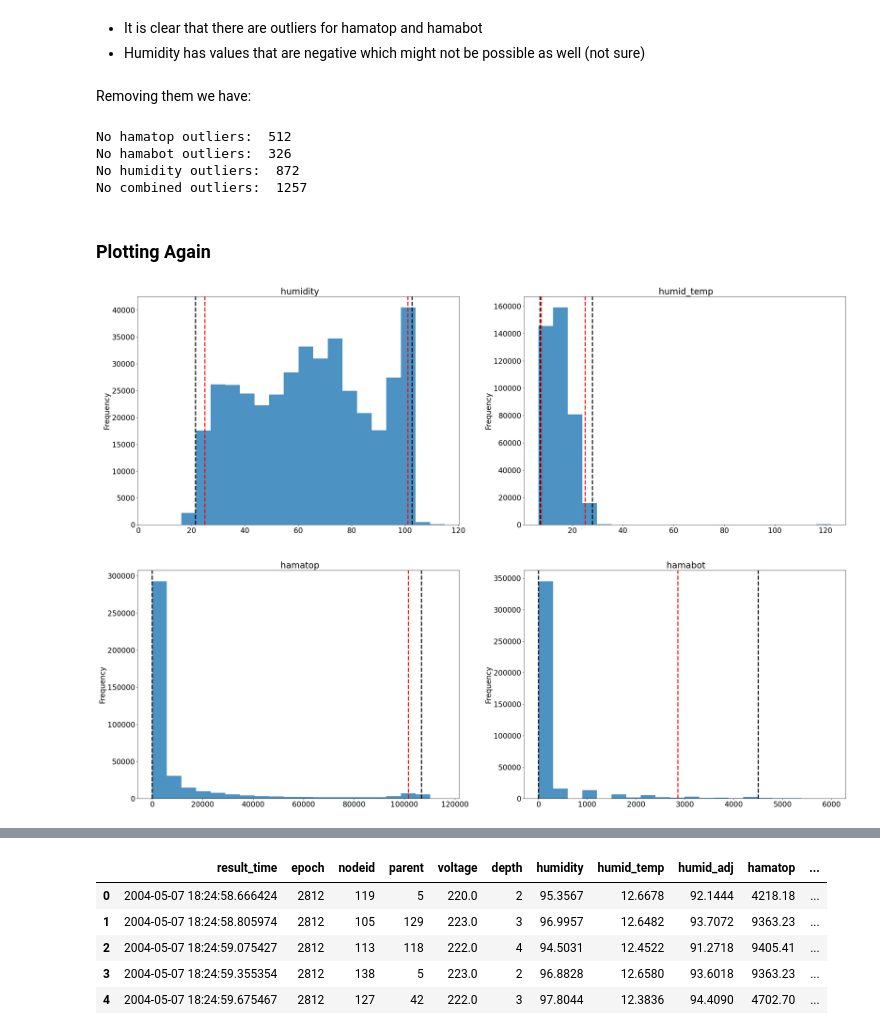
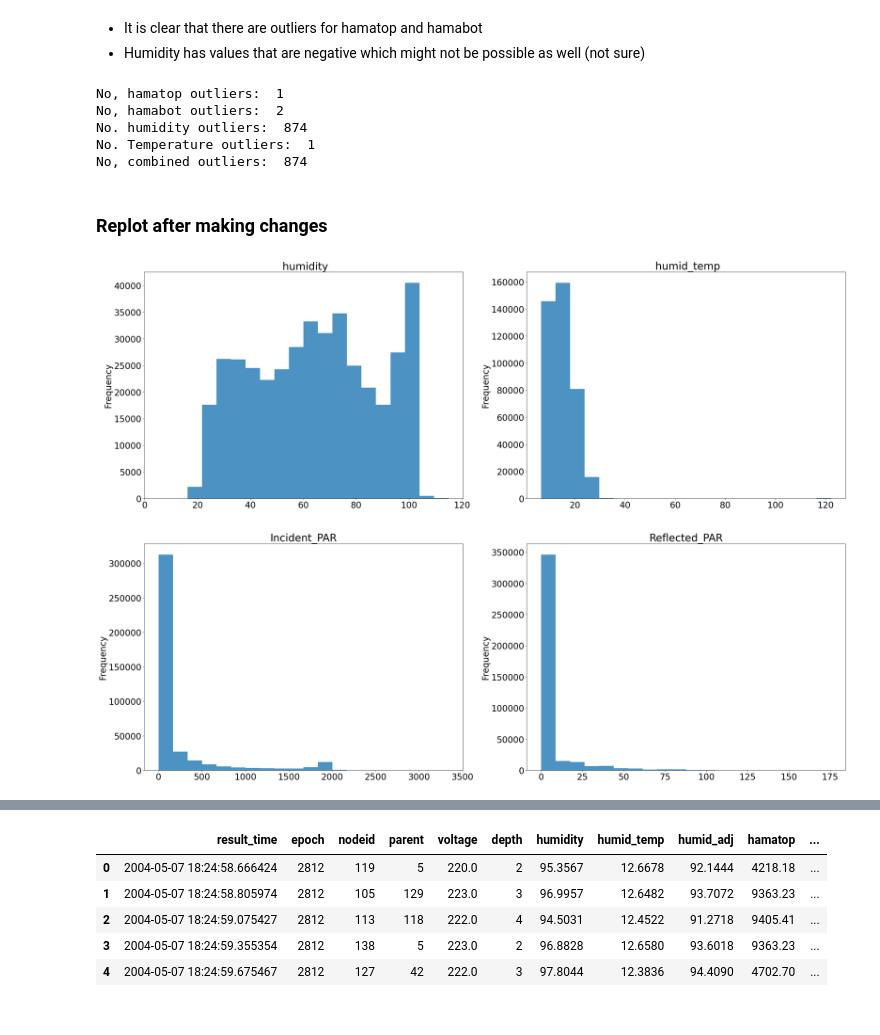
Before and after one commit to WHITSNAK/sta521_proj1, a Jupyter notebook: Data Cleaning Tzehong.ipynb, the cells around one changed output, grey strips where cells are left out. Cells and saved outputs as stored; diff of their text form; code cells hidden in the pictures.

```diff
--- a/Data Cleaning Tzehong.ipynb
+++ b/Data Cleaning Tzehong.ipynb
@@ -300,0 +331,7 @@ Index(['result_time', ' epoch', ' nodeid', ' parent', ' voltage', ' depth',
+# %%
+fig, ax = plt.subplots(1,4, figsize=(40,10))
+variable_list = [' humidity', ' humid_temp', 'Incident_PAR', 'Reflected_PAR']
+for i,var in enumerate(variable_list):
+
+    sonoma_all[var].plot.hist(ax=ax[i], alpha=0.8, color='tab:blue',bins=20)
+    ax[i].set_title(var)
@@ -301,7 +340,7 @@ Index(['result_time', ' epoch', ' nodeid', ' parent', ' voltage', ' depth',
 # %%
 plt.rcParams.update({'font.size': 20})
 
-var_list = [' humidity', ' humid_temp', ' hamatop', ' hamabot']
+var_list = [' humidity', ' humid_temp', 'Incident_PAR', 'Reflected_PAR']
 plot_locs = [(0,0),(0,1),(1,0),(1,1)]
 fig, ax = plt.subplots(2,2, figsize=(35,25))
 
@@ -318,7 +357,7 @@ for i,var in enumerate(var_list):
 
     # Get data percentiles 2.5-97.5 and 25-75
     c2_5,c97_5 = np.percentile(sonoma_all[var].values, q=2.5),np.percentile(sonoma_all[var].values, q=97.5)
-    c01,c995 = np.percentile(sonoma_all[var].values, q=0.5),np.percentile(sonoma_all[var].values, q=99.5)
+    c01,c995 = np.percentile(sonoma_all[var].values, q=0.5),np.percentile(sonoma_all[var].values, q=99.99)
 
     ax[plot_locs[i][0],plot_locs[i][1]].axvline(c2_5, color='red',linestyle='--',alpha=1,linewidth=3)
     ax[plot_locs[i][0],plot_locs[i][1]].axvline(c97_5, color='red',linestyle='--',alpha=1,linewidth=3)
@@ -332,50 +371,54 @@ plt.show()
 # %% [markdown]
 - It is clear that there are outliers for hamatop and hamabot
 - Humidity has values that are negative which might not be possible as well (not sure)
-# %% [markdown]
-Removing them we have:
 # %%
 # Hamatop/bot outliers
-print('No hamatop outliers: ', len(sonoma_all[sonoma_all[' hamatop']>110000]))
-print('No hamabot outliers: ', len(sonoma_all[sonoma_all[' hamabot']>6000]))
+print('No, hamatop outliers: ', len(sonoma_all[sonoma_all['Incident_PAR']>110000]))
+print('No, hamabot outliers: ', len(sonoma_all[sonoma_all['Reflected_PAR']>2000]))
 # Humidity outliers
-print('No humidity outliers: ', len(sonoma_all[sonoma_all[' humidity']<5]))
+print('No. humidity outliers: ', len(sonoma_all[sonoma_all[' humidity']<5]))
+print('No. Temperature outliers: ', len(sonoma_all[sonoma_all[' humid_temp']>140]))
 
-print('No combined outliers: ', len(sonoma_all[(sonoma_all[' hamatop']>120000) | \
-                                               (sonoma_all[' hamabot']>6000) | \
-                                               (sonoma_all[' humidity']<5)]))
+outliers = sonoma_all[(sonoma_all['Incident_PAR']>110000) | \
+                                               (sonoma_all['Reflected_PAR']>2000) | \
+                                               (sonoma_all[' humidity']<5) | \
+                                               (sonoma_all[' humid_temp']>200)]
 
-sonoma_all_no_outliers = sonoma_all[~((sonoma_all[' hamatop']>120000) |\
-                                      (sonoma_all[' hamabot']>6000) |\
-                                     (sonoma_all[' humidity']<5))]
+print('No, combined outliers: ', len(outliers))
+
+sonoma_all_no_outliers = sonoma_all[~((sonoma_all['Incident_PAR']>110000) | \
+                                               (sonoma_all['Reflected_PAR']>2000) | \
+                                               (sonoma_all[' humidity']<5) | \
+                                               (sonoma_all[' humid_temp']>200))]
 # %% [output]
-No hamatop outliers:  512
-No hamabot outliers:  326
-No humidity outliers:  872
-No combined outliers:  1257
+No, hamatop outliers:  1
+No, hamabot outliers:  2
+No. humidity outliers:  874
+No. Temperature outliers:  1
+No, combined outliers:  874
-# %% [markdown]
-### Plotting Again
+# %% [markdown]
+### Replot after making changes
 # %%
 fig, ax = plt.subplots(2,2, figsize=(35,25))
 
 for i,var in enumerate(var_list):
 
     sonoma_all_no_outliers[var].plot.hist(ax=ax[plot_locs[i][0],
                                     plot_locs[i][1]], alpha=0.8,
                               color='tab:blue',bins=20)
 
     ax[plot_locs[i][0],plot_locs[i][1]].set_title(var)
 
     # Get data percentiles 2.5-97.5 and 25-75
     c2_5,c97_5 = np.percentile(sonoma_all_no_outliers[var].values, q=2.5),np.percentile(sonoma_all_no_outliers[var].values, q=97.5)
     c01,c995 = np.percentile(sonoma_all_no_outliers[var].values, q=0.5),np.percentile(sonoma_all_no_outliers[var].values, q=99.5)
 
-    ax[plot_locs[i][0],plot_locs[i][1]].axvline(c2_5, color='red',linestyle='--',alpha=1,linewidth=3)
-    ax[plot_locs[i][0],plot_locs[i][1]].axvline(c97_5, color='red',linestyle='--',alpha=1,linewidth=3)
+    #ax[plot_locs[i][0],plot_locs[i][1]].axvline(c2_5, color='red',linestyle='--',alpha=1,linewidth=3)
+    #ax[plot_locs[i][0],plot_locs[i][1]].axvline(c97_5, color='red',linestyle='--',alpha=1,linewidth=3)
 
-    ax[plot_locs[i][0],plot_locs[i][1]].axvline(c01, color='k',linestyle='--',alpha=1,linewidth=3)
-    ax[plot_locs[i][0],plot_locs[i][1]].axvline(c995, color='k',linestyle='--',alpha=1,linewidth=3)
+    #ax[plot_locs[i][0],plot_locs[i][1]].axvline(c01, color='k',linestyle='--',alpha=1,linewidth=3)
+    #ax[plot_locs[i][0],plot_locs[i][1]].axvline(c995, color='k',linestyle='--',alpha=1,linewidth=3)
 
 plt.show()
 # %% [output]
-[figure, old version]
+[figure, new version]
```
Also changed, not shown: parts of 76 cells of this notebook, 2 other files.
